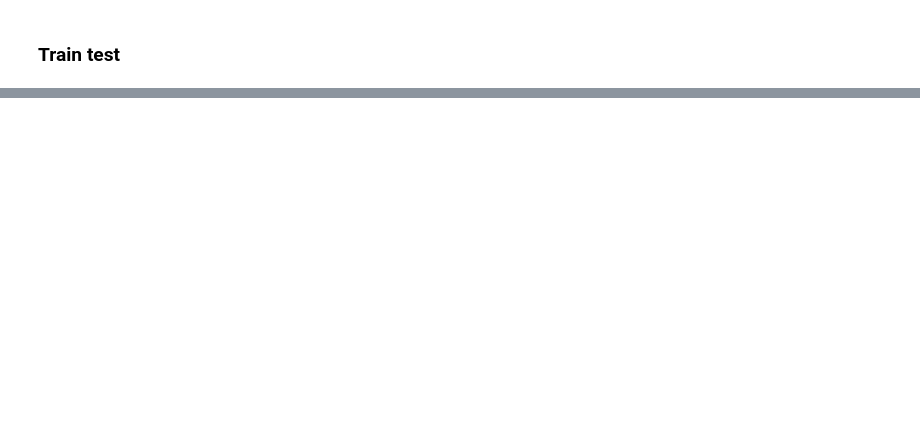
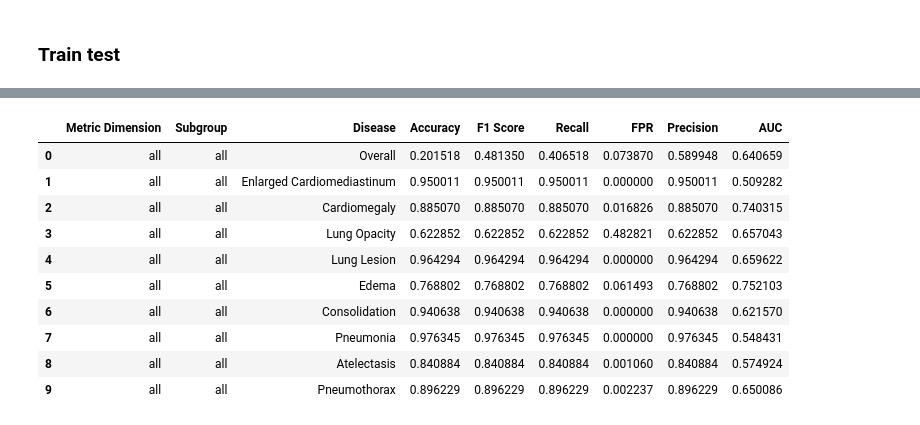
Before and after one commit to clemence-mottez/Mitigating-bias-in-DL-models, a Jupyter notebook: densenet_from_embeddings_to_pred_Svea.ipynb, the cells around one changed output, grey strips where cells are left out. Cells and saved outputs as stored; diff of their text form; code cells hidden in the pictures; blank space fills up the shorter version.

```diff
--- a/densenet_from_embeddings_to_pred_Svea.ipynb
+++ b/densenet_from_embeddings_to_pred_Svea.ipynb
@@ -293,0 +386,14 @@ for metric in ['Accuracy', 'F1 Score', 'Recall', 'Precision']:
+# %%
+xgb_metrics.head(10)
+# %% [output]
+|  | Metric Dimension | Subgroup | Disease | Accuracy | F1 Score | Recall | FPR | Precision | AUC |
+| 0 | all | all | Overall | 0.201518 | 0.481350 | 0.406518 | 0.073870 | 0.589948 | 0.640659 |
+| 1 | all | all | Enlarged Cardiomediastinum | 0.950011 | 0.950011 | 0.950011 | 0.000000 | 0.950011 | 0.509282 |
+| 2 | all | all | Cardiomegaly | 0.885070 | 0.885070 | 0.885070 | 0.016826 | 0.885070 | 0.740315 |
+| 3 | all | all | Lung Opacity | 0.622852 | 0.622852 | 0.622852 | 0.482821 | 0.622852 | 0.657043 |
+| 4 | all | all | Lung Lesion | 0.964294 | 0.964294 | 0.964294 | 0.000000 | 0.964294 | 0.659622 |
+| 5 | all | all | Edema | 0.768802 | 0.768802 | 0.768802 | 0.061493 | 0.768802 | 0.752103 |
+| 6 | all | all | Consolidation | 0.940638 | 0.940638 | 0.940638 | 0.000000 | 0.940638 | 0.621570 |
+| 7 | all | all | Pneumonia | 0.976345 | 0.976345 | 0.976345 | 0.000000 | 0.976345 | 0.548431 |
+| 8 | all | all | Atelectasis | 0.840884 | 0.840884 | 0.840884 | 0.001060 | 0.840884 | 0.574924 |
+| 9 | all | all | Pneumothorax | 0.896229 | 0.896229 | 0.896229 | 0.002237 | 0.896229 | 0.650086 |
```
Also changed, not shown: parts of 20 cells of this notebook.
